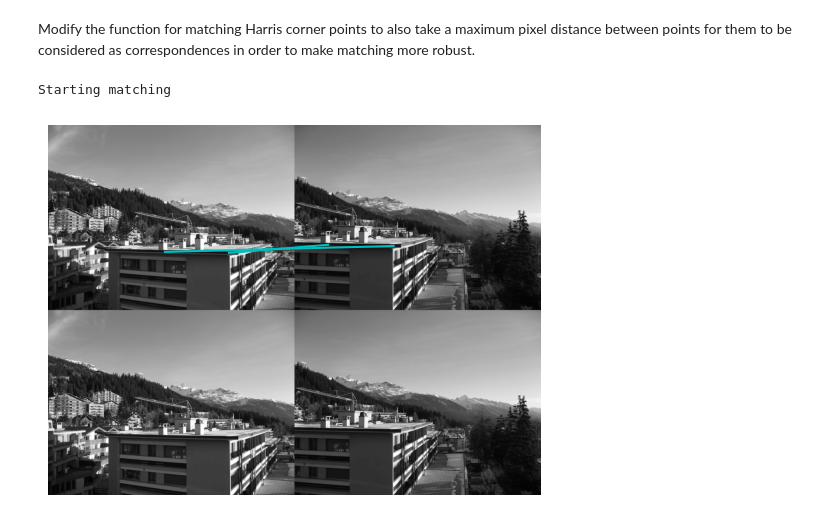
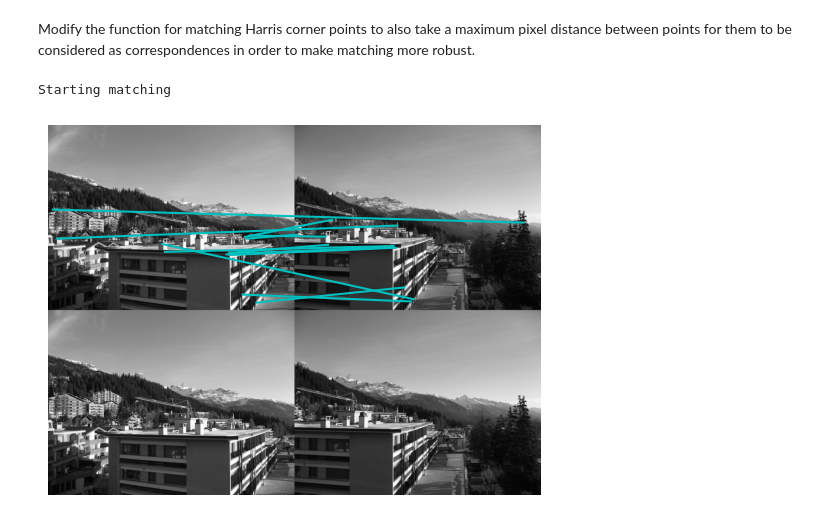
Before and after one commit to joelsnz/computer-vision, a Jupyter notebook: 2_image_descriptors/exercises/1.ipynb, the cells around one changed output. Saved outputs shown, nothing was run; the diff lists cells and outputs as text; code cells hidden in the pictures.

```diff
--- a/2_image_descriptors/exercises/1.ipynb
+++ b/2_image_descriptors/exercises/1.ipynb
@@ -11,20 +11,20 @@ im2 = np.array(Image.open('../../data/crans_2_small.jpg').convert('L'))
 # %%
 wid = 5
 harrisim = compute_harris_response(im1, 5)
 filtered_coords1 = get_harris_points(harrisim, wid + 1)
 d1 = get_descriptors(im1, filtered_coords1, wid)
 
 harrisim = compute_harris_response(im2, 5)
 filtered_coords2 = get_harris_points(harrisim, wid + 1)
 d2 = get_descriptors(im2, filtered_coords2, wid)
 
 print("Starting matching")
-matches = match_twosided(d1, d2, distance=20.0)
+matches = match_twosided(d1, d2, distance=30.0)
 
 plt.figure()
 plt.gray()
 plot_matches(im1, im2, filtered_coords1, filtered_coords2, matches)
 plt.show()
 # %% [output]
 Starting matching
-[figure, old version]
+[figure, new version]
```
Also changed, not shown: 1 other file.
